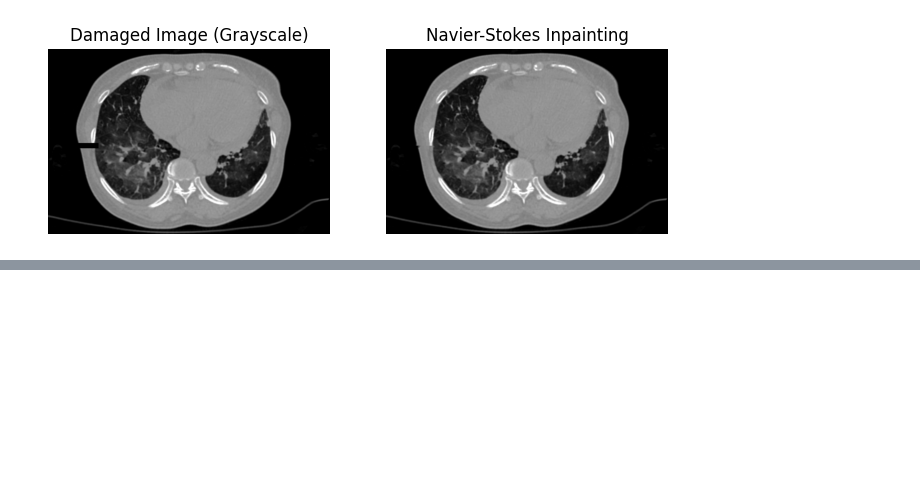
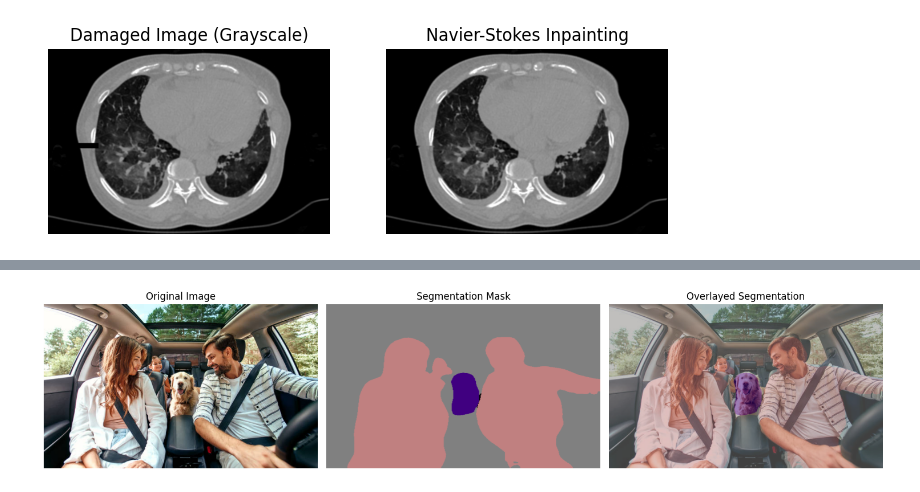
Before and after one commit to Abhijeet-KC/Image_Processing, a Jupyter notebook: Assignments/Code.ipynb, the cells around one changed output, grey strips where cells are left out. Cells and saved outputs as stored; diff of their text form; code cells hidden in the pictures; blank space fills up the shorter version.

```diff
--- a/Assignments/Code.ipynb
+++ b/Assignments/Code.ipynb
@@ -130,0 +177,94 @@ Mask shape: (881, 1339)
+# %%
+# 4. Image Segmentation
+
+# Load the pre-trained DeepLabV3 model
+model = deeplabv3_resnet101(pretrained=True)
+model.eval()
+
+# Load and preprocess image
+img_path = 'Unsegmented.jpg'
+img_bgr = cv2.imread(img_path)
+img_rgb = cv2.cvtColor(img_bgr, cv2.COLOR_BGR2RGB)
+
+# Define transforms: resize, to tensor, normalize
+transform = T.Compose([
+    T.ToPILImage(),
+    T.Resize((520, 520)),
+    T.ToTensor(),
+    T.Normalize(mean=[0.485, 0.456, 0.406],
+                std=[0.229, 0.224, 0.225])
+])
+
+input_tensor = transform(img_rgb).unsqueeze(0)  # Add batch dimension
+
+# Run inference
+with torch.no_grad():
+    output = model(input_tensor)['out'][0]
+    seg_map = output.argmax(0).byte().cpu().numpy()
+
+# Generate a color palette for 21 classes (Pascal VOC)
+def decode_segmap(seg, n_classes=21):
+    label_colors = np.array([
+        (0, 0, 0),       # 0=background
+        (128, 0, 0),     # 1=aeroplane
+        (0, 128, 0),     # 2=bicycle
+        (128, 128, 0),   # 3=bird
+        (0, 0, 128),     # 4=boat
+        (128, 0, 128),   # 5=bottle
+        (0, 128, 128),   # 6=bus
+        (128, 128, 128), # 7=car
+        (64, 0, 0),      # 8=cat
+        (192, 0, 0),     # 9=chair
+        (64, 128, 0),    # 10=cow
+        (192, 128, 0),   # 11=dining table
+        (64, 0, 128),    # 12=dog
+        (192, 0, 128),   # 13=horse
+        (64, 128, 128),  # 14=motorbike
+        (192, 128, 128), # 15=person
+        (0, 64, 0),      # 16=potted plant
+        (128, 64, 0),    # 17=sheep
+        (0, 192, 0),     # 18=sofa
+        (128, 192, 0),   # 19=train
+        (0, 64, 128)     # 20=tv/monitor
+    ])
+    r = np.zeros_like(seg).astype(np.uint8)
+    g = np.zeros_like(seg).astype(np.uint8)
+    b = np.zeros_like(seg).astype(np.uint8)
+
+    for l in range(0, n_classes):
+        idx = seg == l
+        r[idx] = label_colors[l, 0]
+        g[idx] = label_colors[l, 1]
+        b[idx] = label_colors[l, 2]
+
+    return np.stack([r, g, b], axis=2)
+
+seg_colored = decode_segmap(seg_map)
+
+# Resize segmentation mask back to original size
+seg_colored_resized = cv2.resize(seg_colored, (img_rgb.shape[1], img_rgb.shape[0]))
+
+# Overlay mask on original image (50% transparent)
+overlay = cv2.addWeighted(img_rgb, 0.5, seg_colored_resized, 0.5, 0)
+
+# Plot
+plt.figure(figsize=(15, 6))
+
+plt.subplot(131)
+plt.imshow(img_rgb)
+plt.title("Original Image")
+plt.axis('off')
+
+plt.subplot(132)
+plt.imshow(seg_colored_resized)
+plt.title("Segmentation Mask")
+plt.axis('off')
+
+plt.subplot(133)
+plt.imshow(overlay)
+plt.title("Overlayed Segmentation")
+plt.axis('off')
+
+plt.tight_layout()
+plt.show()
+# %% [output]
@@ -130,0 +272 @@ Mask shape: (881, 1339)
+[figure, added]
```
Also changed, not shown: parts of 5 cells of this notebook, 2 other files.
